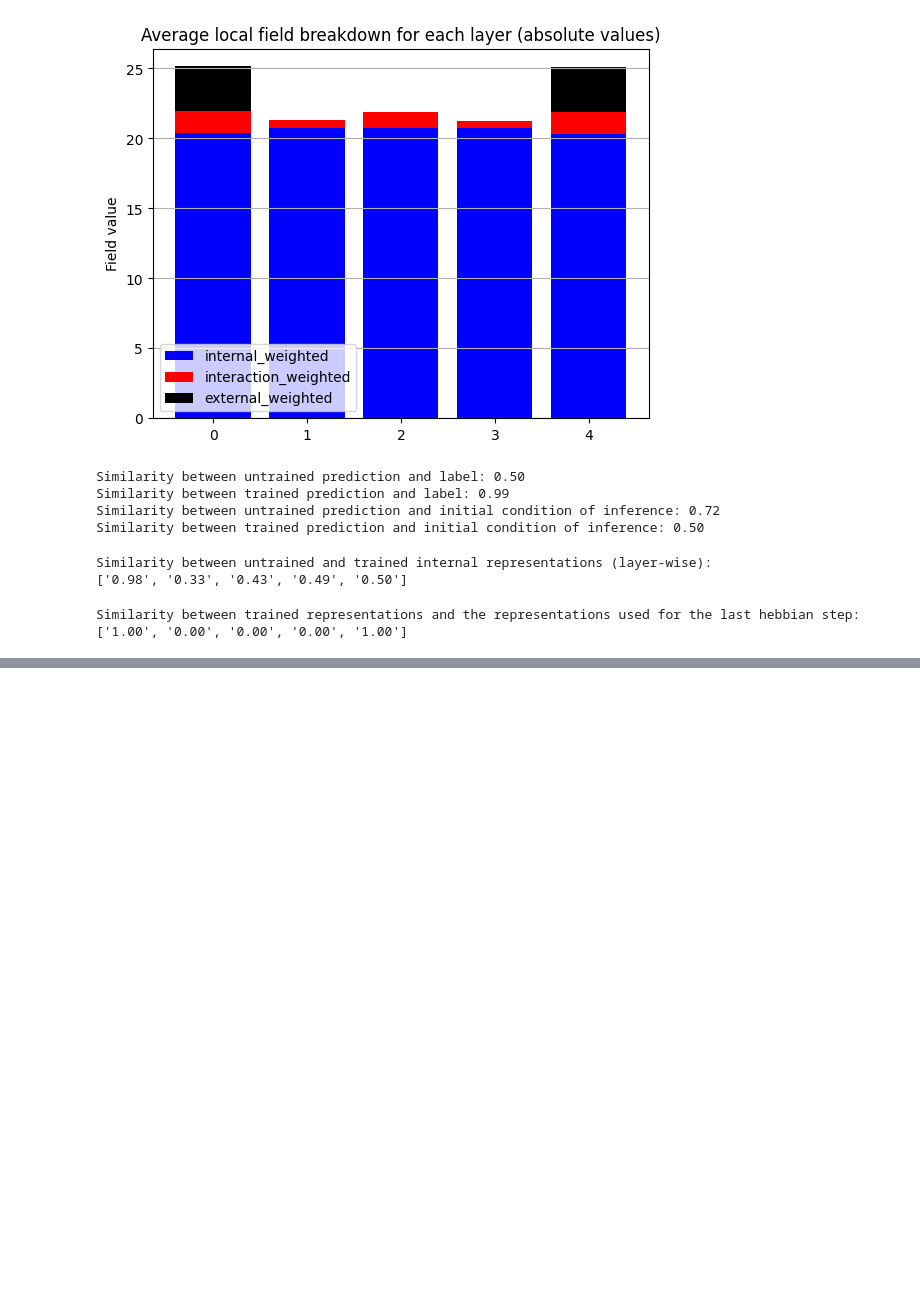
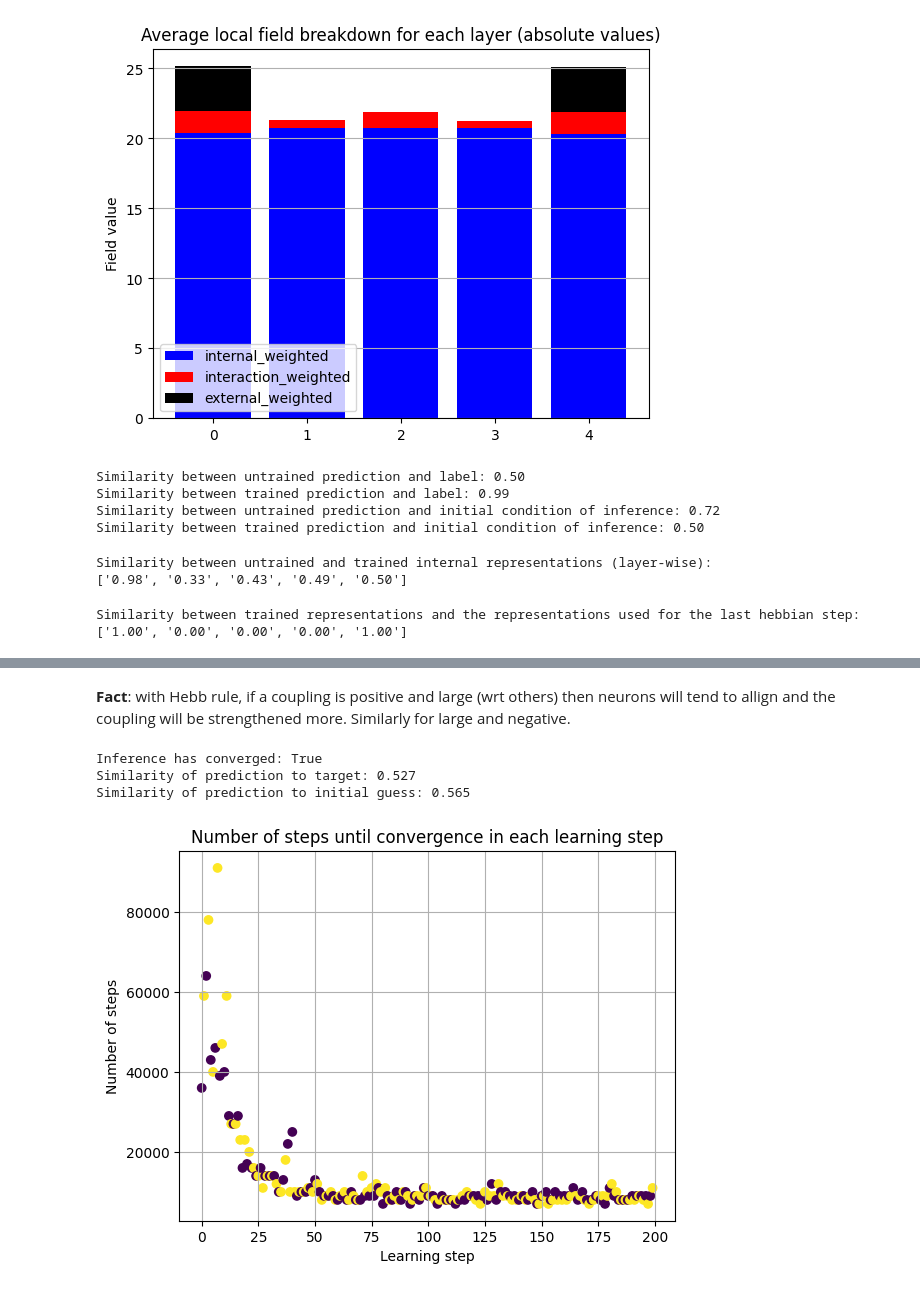
Before and after one commit to mattia-scardecchia/Hopfield-Chain, a Jupyter notebook: notebooks/hebb.ipynb, the cells around one changed output, grey strips where cells are left out. Drawn from its saved outputs; the diff is of its cells as text; code cells hidden in the pictures; blank space fills up the shorter version.

Commit message:
feat: learning 2 patterns with Hebb

```diff
--- a/notebooks/hebb.ipynb
+++ b/notebooks/hebb.ipynb
@@ -30,11 +31,11 @@ from src.network.network import HopfieldNetwork
 # Network
 N = 1000
 y = 5
+J_D = 0.3
 k = 1.6
-J_D = 0.3
 chained = True
 symmetric = False
-h = 3.2
+h = k
 
 # state and coupling initialization
 state_initializer = binary_spin_state_sampler
@@ -256,0 +260,2 @@ Similarity between trained representations and the representations used for the
+# %% [markdown]
+**Fact**: with Hebb rule, if a coupling is positive and large (wrt others) then neurons will tend to allign and the coupling will be strengthened more. Similarly for large and negative.
@@ -256,0 +284,61 @@ Similarity between trained representations and the representations used for the
+# %%
+# Hyperparameters
+
+initial_guess = np.sign(np.random.randn(N)).astype(int)
+label_step_interval = 1
+learning_steps = 100 * P
+lr = 0.0003
+# %%
+idx = rng.integers(0, P)
+input, label = inputs[idx], labels[idx]
+
+p0, converged = model.predict(
+    input,
+    max_steps,
+    rng,
+    label_step_interval=label_step_interval,
+    initial_guess=initial_guess,
+)
+b0 = copy.deepcopy(model.ensemble)
+print(f"Inference has converged: {converged}")
+print(f"Similarity of prediction to target: {(p0 == label).sum() / N}")
+print(f"Similarity of prediction to initial guess: {(p0 == initial_guess).sum() / N}")
+
+print()
+# plot_dynamics_and_coupling_stats(model)
+model.reset_state_and_loggers()
+# %% [output]
+Inference has converged: True
+Similarity of prediction to target: 0.527
+Similarity of prediction to initial guess: 0.565
+# %%
+convergeds, steps, idxs = [], [], []
+
+for i in tqdm(range(learning_steps)):
+    # idx = rng.integers(0, P)
+    idx = i % P
+    input, label = inputs[idx], labels[idx]
+    step, converged = model.train_step_hebb(input, label, lr, max_steps, rng)
+    convergeds.append(converged)
+    steps.append(step)
+    idxs.append(idx)
+    b1 = copy.deepcopy(model.ensemble)
+    # if i in [0, learning_steps - 1]:
+    #     print(f"Results of {'first' if i == 0 else 'last'} relaxation:\n")
+    #     plot_dynamics_and_coupling_stats(model)
+    model.ensemble_logger.log_fixed_point(model.ensemble)
+    model.reset_state_and_loggers(keep_fixed_points=True)
+# %%
+if sum(convergeds) != len(convergeds):
+    print(
+        f"Not all steps converged: {sum(convergeds)} / {len(convergeds) * 100:.2f}% did."
+    )
+plt.scatter(range(learning_steps), steps, c=idxs)
+plt.title("Number of steps until convergence in each learning step")
+plt.xlabel("Learning step")
+plt.ylabel("Number of steps")
+# plt.xticks(range(learning_steps))
+plt.grid()
+plt.show()
+# %% [output]
+[figure, added]
```
Also changed, not shown: parts of 7 cells of this notebook, 3 other files.
